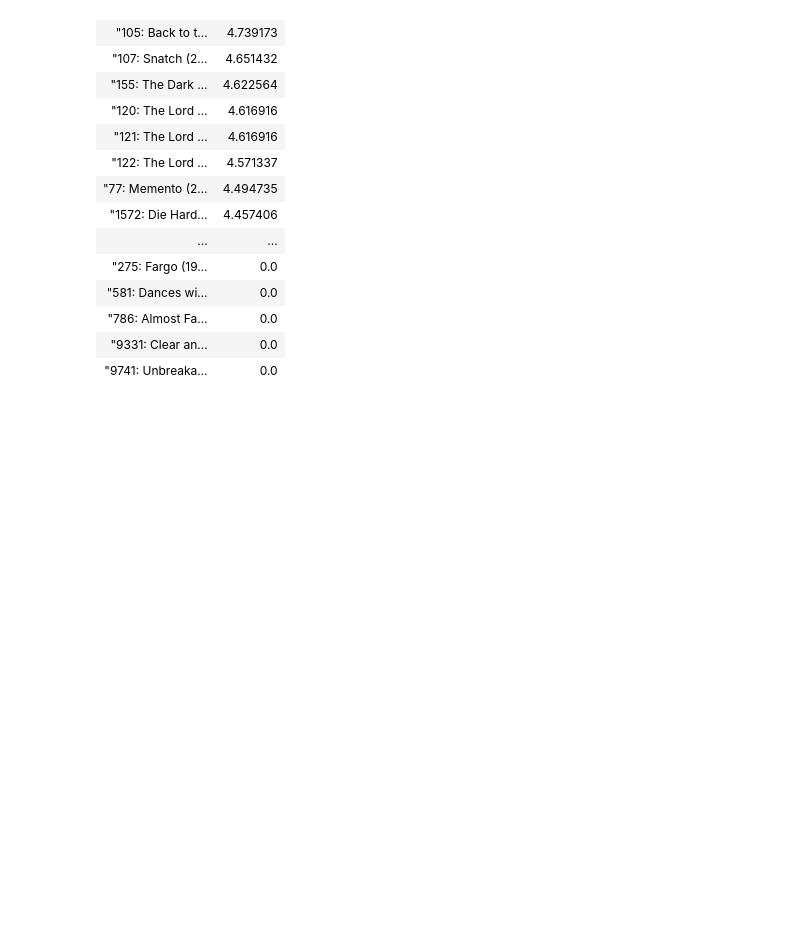
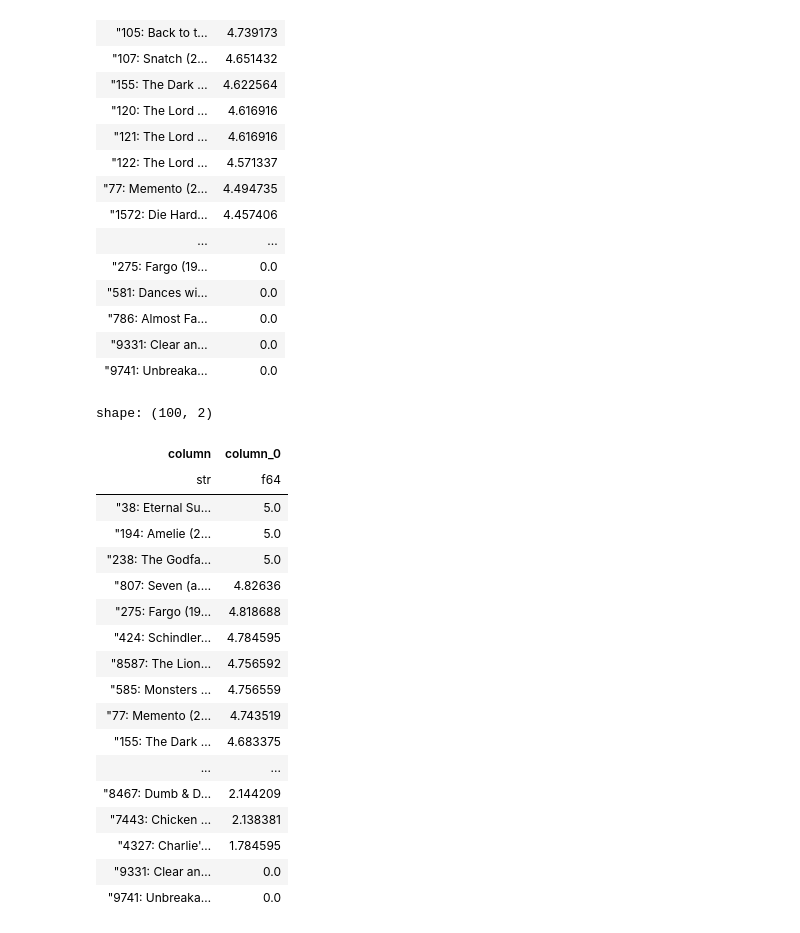
Before and after one commit to spzSource/recommender-systems-course, a Jupyter notebook: module-2/week-2/user-user-cf.ipynb, the cells around one changed output. Drawn from its saved outputs; the diff is of its cells as text; code cells hidden in the pictures; blank space fills up the shorter version.

```diff
--- a/module-2/week-2/user-user-cf.ipynb
+++ b/module-2/week-2/user-user-cf.ipynb
@@ -291,3 +244,48 @@ shape: (100, 2)
 | "786: Almost Fa… | 0.0 |
 | "9331: Clear an… | 0.0 |
 | "9741: Unbreaka… | 0.0 |
+# %%
+def predict(ratings: pl.DataFrame, nn_weights: pl.DataFrame) -> pl.DataFrame:
+    nn_ratings = ratings.select(nn_weights.to_series().to_list()).fill_null(0.0)
+
+    nn_weights_T = nn_weights.transpose()[1:].cast(pl.Float32)
+
+    norm_nn_ratings = nn_ratings.map_rows(
+        lambda s: tuple(1.0 if x > 0 else 0.0 for x in s)
+    )
+
+    nn_weights_vstack = pl.from_numpy(
+        nn_weights_T.to_numpy().repeat(df.shape[0], axis=0)
+    ).cast(pl.Float32)
+
+    predictions = (nn_ratings * nn_weights_vstack).transpose(
+        column_names=df.to_series(0).to_list()
+    ).sum() / (norm_nn_ratings * nn_weights_vstack).transpose().sum()
+
+    return (
+        predictions.transpose(include_header=True)
+        .fill_nan(0.0)
+        .sort(by="column_0", descending=True)
+    )
+# %%
+predict(df, top_neighbors("3525"))
+# %% [output]
+shape: (100, 2)
+| column | column_0 |
+| str | f64 |
+| "38: Eternal Su… | 5.0 |
+| "194: Amelie (2… | 5.0 |
+| "238: The Godfa… | 5.0 |
+| "807: Seven (a.… | 4.82636 |
+| "275: Fargo (19… | 4.818688 |
+| "424: Schindler… | 4.784595 |
+| "8587: The Lion… | 4.756592 |
+| "585: Monsters … | 4.756559 |
+| "77: Memento (2… | 4.743519 |
+| "155: The Dark … | 4.683375 |
+| ... | ... |
+| "8467: Dumb & D… | 2.144209 |
+| "7443: Chicken … | 2.138381 |
+| "4327: Charlie'… | 1.784595 |
+| "9331: Clear an… | 0.0 |
+| "9741: Unbreaka… | 0.0 |
```
Also changed, not shown: parts of 6 cells of this notebook.
